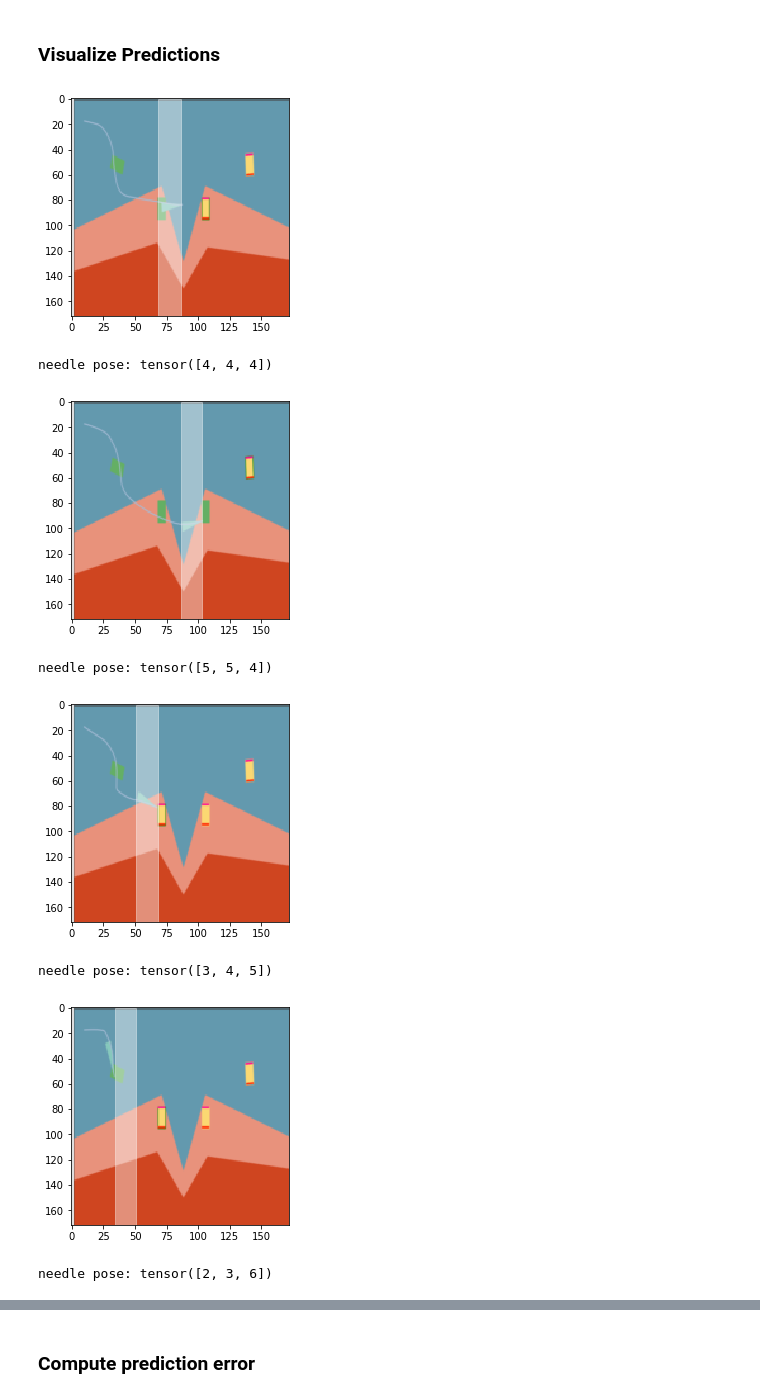
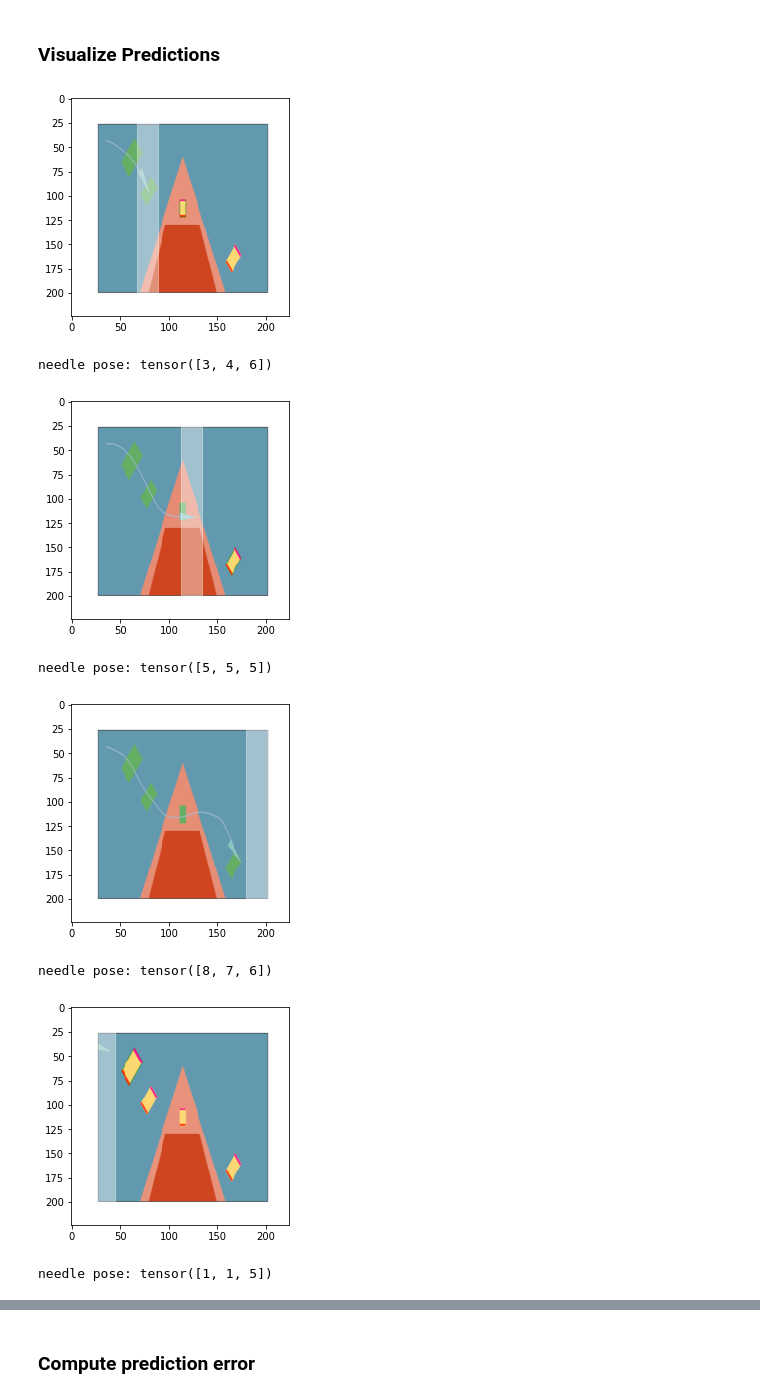
Before and after one commit to mollynnobrien/needle_master_tools, a Jupyter notebook: cnn_vision_block/needle_master.ipynb, the cells around one changed output, grey strips where cells are left out. Drawn from its saved outputs; the diff is of its cells as text; code cells hidden in the pictures.

```diff
--- a/cnn_vision_block/needle_master.ipynb
+++ b/cnn_vision_block/needle_master.ipynb
@@ -311,17 +328,18 @@ plt.show()
 # get the stats of the test environment
 test_environment = '14'
 
+#Create datasets
+test_transforms = torchvision.transforms.Compose([
+    torchvision.transforms.Resize((224, 224)),
+    #torchvision.transforms.CenterCrop((172,172)),
+    torchvision.transforms.ToTensor(),
+    torchvision.transforms.Normalize(mean=data_mean, std=data_std),
+
+])
+
 root = '/home/molly/workspace/Surgical_Automation/experiments/needle_master_tools/'
-test_dataset = pytorch_datasets.NeedleFrames(root, environment=test_environment,\
+test_dataset = pytorch_datasets.NeedleFrames(root, transforms=test_transforms, environment=test_environment,\
                                              discrete=MODE=='classify')
 # Create dataloaders
 test_dataloader = torch.utils.data.DataLoader(test_dataset, shuffle=True,  batch_size=100, \
                                               num_workers=multiprocessing.cpu_count())
-# %%
-test_means = []; test_varz = []; test_batch_size = []
-
-for dat in test_dataloader:
-    mean = [dat['image'][:,0,:,:].mean(), dat['image'][:,1,:,:].mean(), dat['image'][:,2,:,:].mean()]
-    var  = [dat['image'][:,0,:,:].std()**2,  dat['image'][:,1,:,:].std()**2,  dat['image'][:,2,:,:].std()**2]
-
-    test_means.append(mean); test_varz.append(var); test_batch_size.append(dat['image'].shape[0])
@@ -335,61 +346,47 @@ print(test_data_std)
-# %%
-#Create datasets
-test_transforms = torchvision.transforms.Compose([
-    torchvision.transforms.Resize((224, 224)),
-    torchvision.transforms.CenterCrop((172,172)),
-    torchvision.transforms.ToTensor(),
-    torchvision.transforms.Normalize(mean=test_data_mean, std=test_data_std),
-
-])
-
-root = '/home/molly/workspace/Surgical_Automation/experiments/needle_master_tools/'
-test_dataset = pytorch_datasets.NeedleFrames(root, transforms=test_transforms, environment=test_environment,\
-                                             discrete=MODE=='classify')
-# Create dataloaders
-test_dataloader = torch.utils.data.DataLoader(dataset, shuffle=True,  batch_size=100, \
-                                              num_workers=multiprocessing.cpu_count())
 # %% [markdown]
 ### Visualize Predictions
 # %%
-edge_size = 172
+%matplotlib inline
+
+edge_size = 224
 num_batches = 0
 
 for dat in test_dataloader:
 
     num_batches = num_batches + 1
     outputs = model(dat['image'].to(DEVICE))
     prediction = outputs.cpu().detach().numpy()
 
     for idx in range(10):
         fig = plt.figure()
         torch_im = dat['image'][idx,:, :, :].permute(1,2,0).cpu().detach().numpy()
-        im = np.multiply(torch_im, test_data_std) + test_data_mean
+        im = np.multiply(torch_im, data_std) + data_mean
         plt.imshow(im)
 
         if(MODE == 'regress'): # show where we predicted the needle to be
             plt.scatter(dat['needle'][idx][0]*edge_size, dat['needle'][idx][1]*edge_size, c='r')
             plt.scatter(prediction[idx,0]*edge_size, prediction[idx,1]*edge_size, c='b')
 
         elif(MODE == 'classify'):
             class_pred = np.argmax(prediction[idx,:])
 
             shape = patches.Polygon([[np.int(np.floor(class_pred/10.0 * edge_size)), 0], \
                             [np.int(np.floor((class_pred+1)/10.0 * edge_size)), 0], \
                             [np.int(np.floor((class_pred+1)/10.0 * edge_size)), edge_size],
                             [np.int(np.floor(class_pred/10.0 * edge_size)), edge_size]], color='w', alpha=0.4)
             plt.gca().add_patch(shape)
 
 
         plt.show()
 
-        print('needle pose: ' + str(dat['needle'][idx]))
+        print('needle pose: ' + str(dat['needle'][idx]))# + ' ' + str(class_pred))
     break
 # %% [output]
-[figure, old version]
+[figure, new version]
-needle pose: tensor([4, 4, 4])
+needle pose: tensor([3, 4, 6])
-[figure, old version]
+[figure, new version]
-needle pose: tensor([5, 5, 4])
+needle pose: tensor([5, 5, 5])
-[figure, old version]
+[figure, new version]
-needle pose: tensor([3, 4, 5])
+needle pose: tensor([8, 7, 6])
-[figure, old version]
+[figure, new version]
-needle pose: tensor([2, 3, 6])
+needle pose: tensor([1, 1, 5])
```
Also changed, not shown: parts of 21 cells of this notebook, 16 other files.
